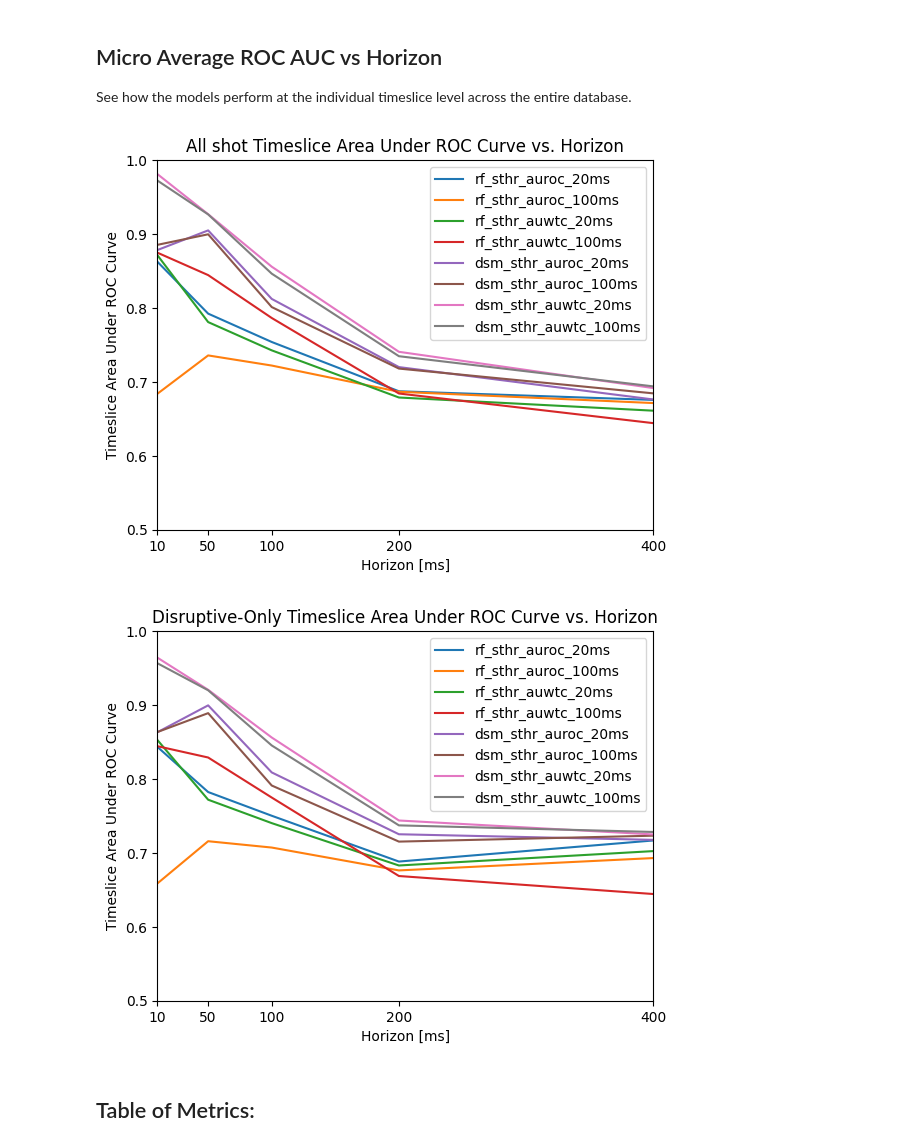
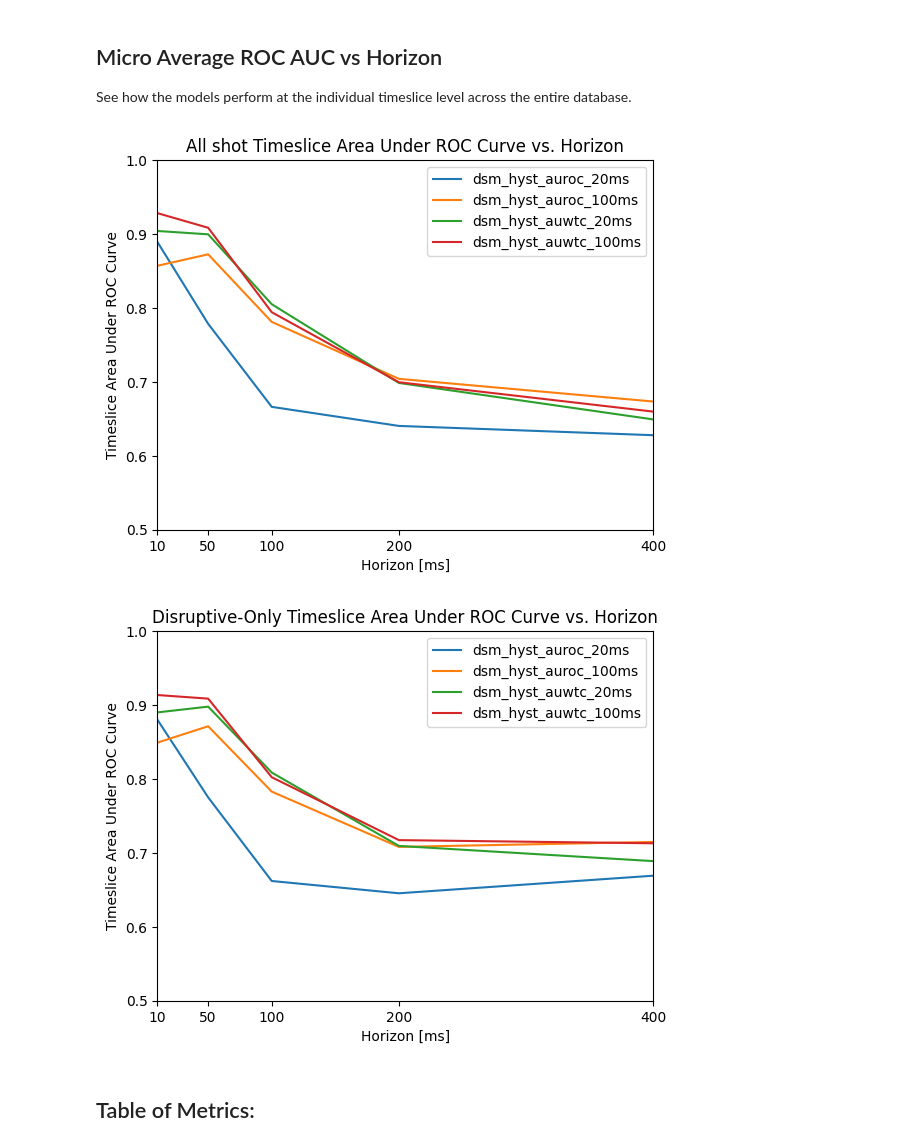
Before and after one commit to MIT-PSFC/disruption-survival-analysis, a Jupyter notebook: Run Experiments.ipynb, the cells around one changed output. Drawn from its saved outputs; the diff is of its cells as text; code cells hidden in the pictures.

Commit message:
Fixed bug where plotting hysteresis threshold crashed some plots, expanding risk plot to also show alarm time for a given threshold value

```diff
--- a/Run Experiments.ipynb
+++ b/Run Experiments.ipynb
@@ -20,7 +20,7 @@ dataset_path = 'test'
 
 # models, alarms, metrics, and minimum warning times to use
 models = ['rf', 'dsm']
-alarms = ['sthr', 'athr', 'hyst']
+alarms = ['hyst']
 metrics = ['auroc', 'auwtc']
 min_warning_times = [0.02, 0.1]
 
@@ -49,12 +49,12 @@ Loaded model from models/synthetic/test/dsm_hyst_auwtc_100ms.pkl
 
 See how the models perform at the individual timeslice level across the entire database.
 # %%
-experiment_list = get_experiments(experiment_groups, ['sthr'])
+experiment_list = get_experiments(experiment_groups, ['dsm', 'hyst'])
 plot_auroc_timeslice_all_vs_horizon(experiment_list, disrupt_only=False)
 plot_auroc_timeslice_all_vs_horizon(experiment_list, disrupt_only=True)
 # %% [output]
-[figure, old version]
+[figure, new version]
-[figure, old version]
+[figure, new version]
 # %% [markdown]
 ## Table of Metrics:
 # %%
```
Also changed, not shown: parts of 5 cells of this notebook, 3 other files.
